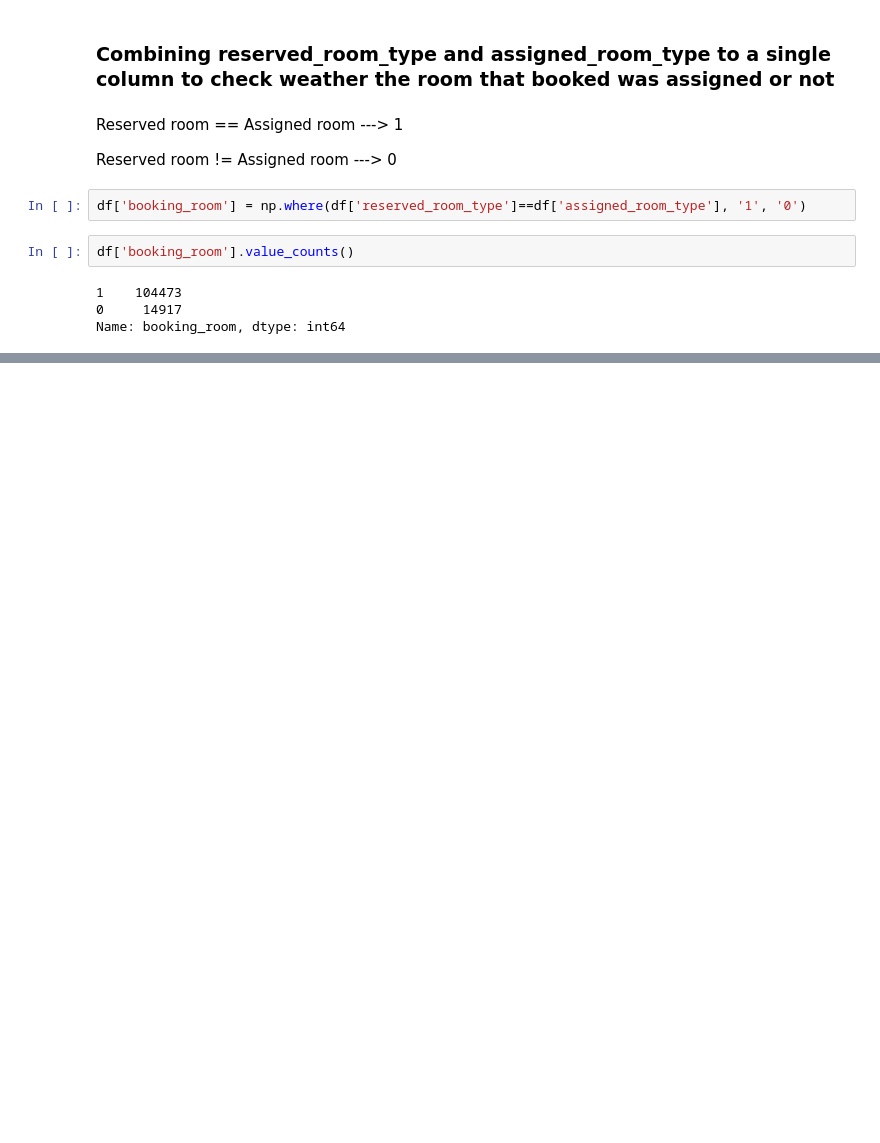
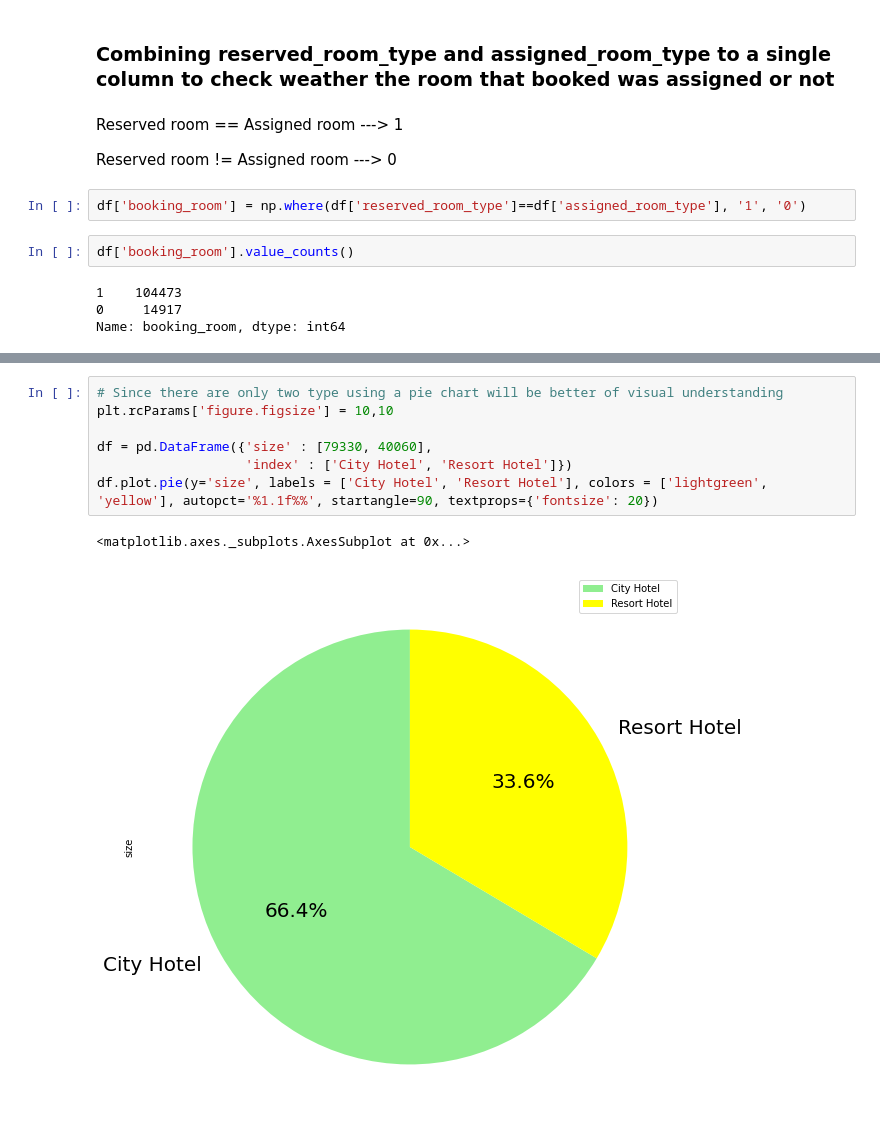
Before and after one commit to sagar2582/Capstone-1-Hotel-Booking-Analysis, a Jupyter notebook: Hotel_Booking_Analysis.ipynb, the cells around one changed output, grey strips where cells are left out. Cells and saved outputs as stored; diff of their text form; blank space fills up the shorter version.

```diff
--- a/Hotel_Booking_Analysis.ipynb
+++ b/Hotel_Booking_Analysis.ipynb
@@ -168,0 +190,10 @@ Name: booking_room, dtype: int64
+# %%
+# Since there are only two type using a pie chart will be better of visual understanding
+plt.rcParams['figure.figsize'] = 10,10
+
+df = pd.DataFrame({'size' : [79330, 40060],
+                   'index' : ['City Hotel', 'Resort Hotel']})
+df.plot.pie(y='size', labels = ['City Hotel', 'Resort Hotel'], colors = ['lightgreen', 'yellow'], autopct='%1.1f%%', startangle=90, textprops={'fontsize': 20})
+# %% [output]
+<matplotlib.axes._subplots.AxesSubplot at 0x...>
+[figure, added]
```
Also changed, not shown: parts of 15 cells of this notebook.
